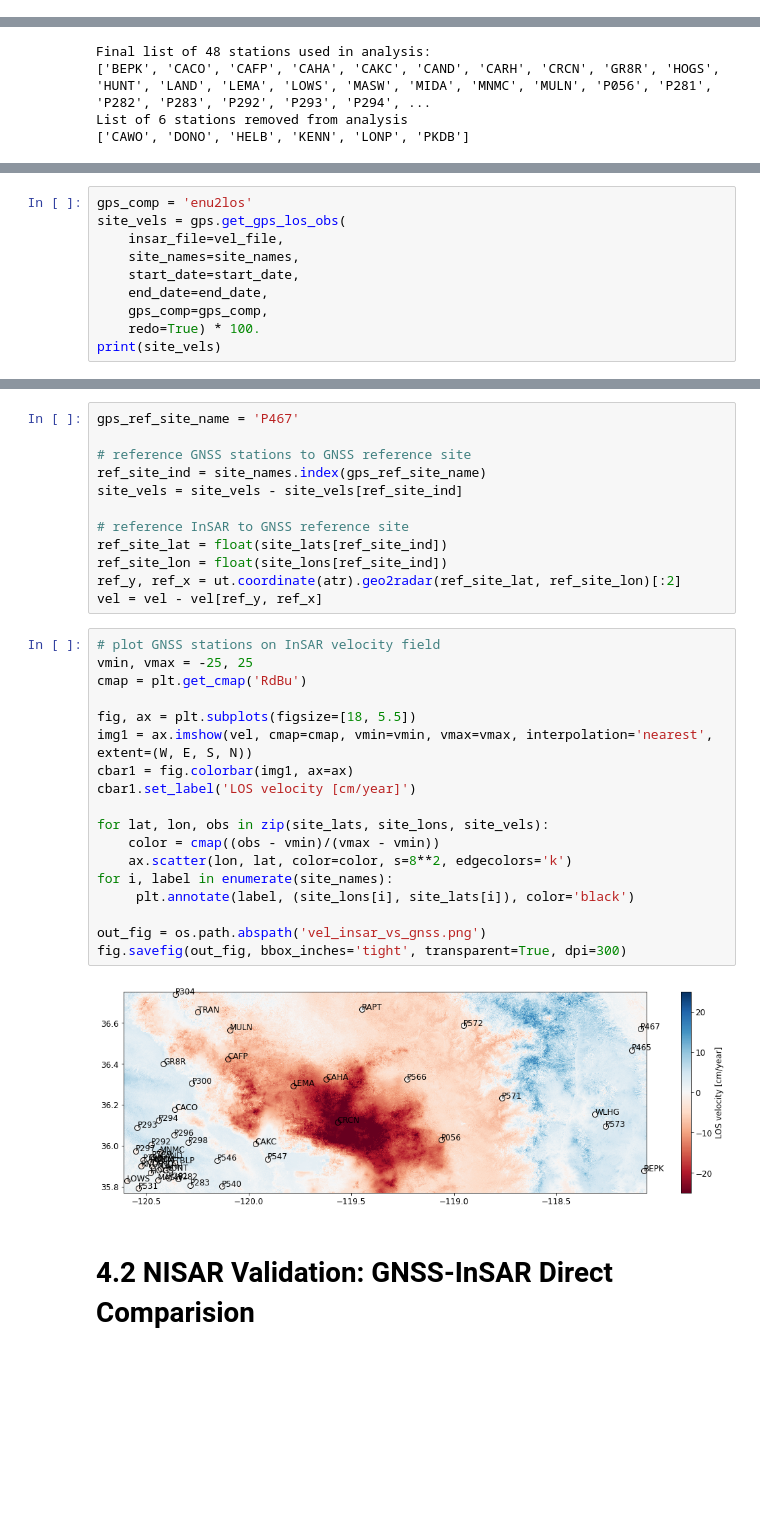
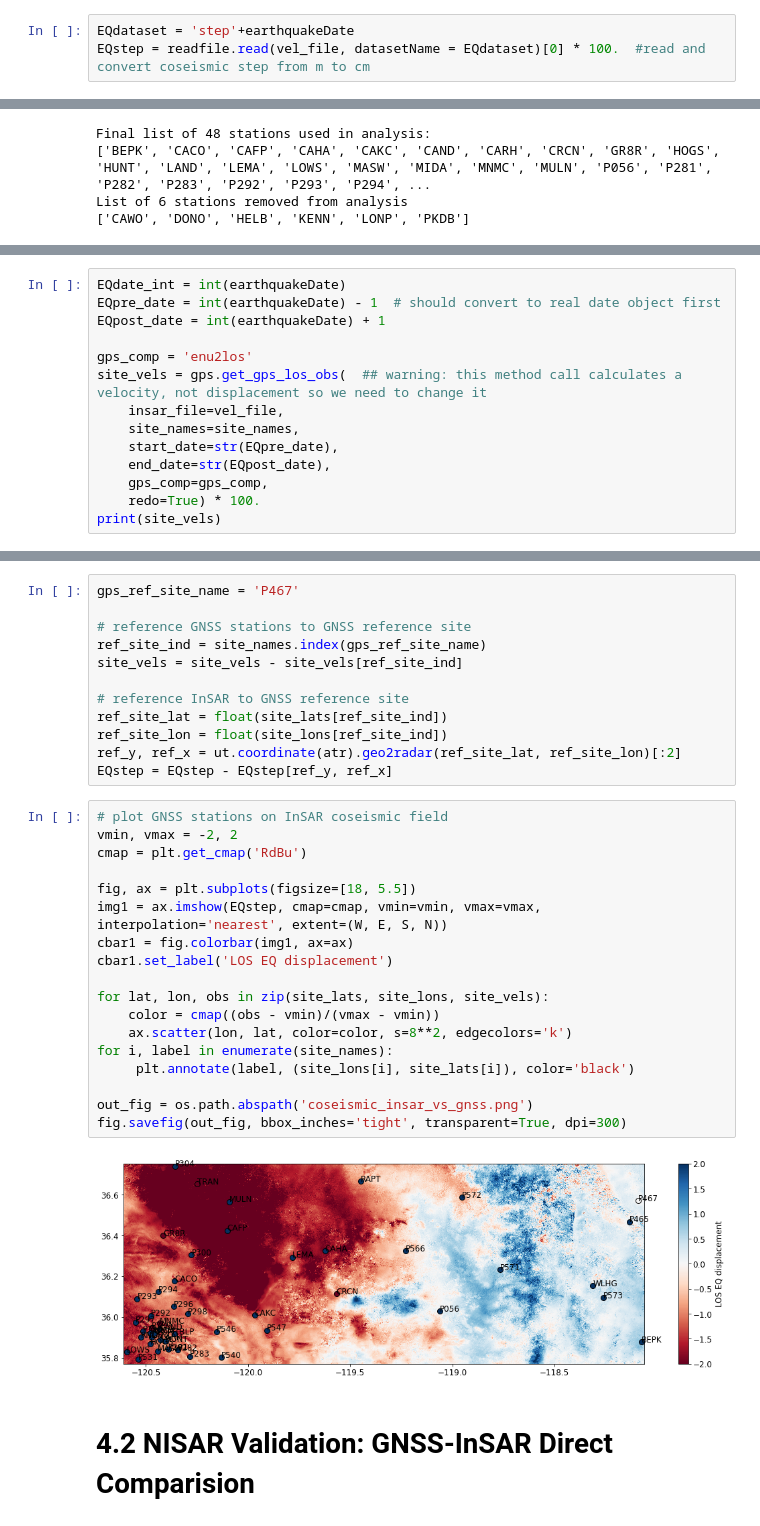
Before and after one commit to yunjunz/ATBD, a Jupyter notebook: Coseismic/NISAR_SES_Coseismic_Requirement_Validation_v1.ipynb, the cells around one changed output, grey strips where cells are left out. Drawn from its saved outputs; the diff is of its cells as text; blank space fills up the shorter version.

Commit message:
More work on Coseismic notebook

```diff
--- a/Coseismic/NISAR_SES_Coseismic_Requirement_Validation_v1.ipynb
+++ b/Coseismic/NISAR_SES_Coseismic_Requirement_Validation_v1.ipynb
@@ -576,6 +581,9 @@ plot scale bar: [0.2, 0.2, 0.1]
 plot reference point
 showing ...
 [figure]
+# %%
+EQdataset = 'step'+earthquakeDate
+EQstep = readfile.read(vel_file, datasetName = EQdataset)[0] * 100.  #read and convert coseismic step from m to cm
 # %% [markdown]
 ### 4.1.B Find Collocated GNSS Stations
 The project will have access to L2 position data for continuous GNSS stations in third-party networks such NSF’s Plate Boundary Observatory, the HVO network for Hawaii, GEONET-Japan, and GEONET-New Zealand, located in target regions for NISAR solid earth calval. Station data will be post-processed by one or more analysis centers, will be freely available, and will have latencies of several days to weeks, as is the case with positions currently produced by the NSF’s GAGE Facility and separately by the University of Nevada Reno. Networks will contain one or more areas of high-density station coverage (2~20 km nominal station spacing over 100 x 100 km or more) to support validation of L2 NISAR requirements at a wide range of length scales.
@@ -686,0 +700,14 @@ List of 6 stations removed from analysis
+# %%
+EQdate_int = int(earthquakeDate)
+EQpre_date = int(earthquakeDate) - 1  # should convert to real date object first
+EQpost_date = int(earthquakeDate) + 1
+
+gps_comp = 'enu2los'
+site_vels = gps.get_gps_los_obs(  ## warning: this method call calculates a velocity, not displacement so we need to change it
+    insar_file=vel_file,
+    site_names=site_names,
+    start_date=str(EQpre_date),
+    end_date=str(EQpost_date),
+    gps_comp=gps_comp,
+    redo=True) * 100.
+print(site_vels)
@@ -689,10 +731,0 @@ List of 6 stations removed from analysis
-# %%
-gps_comp = 'enu2los'
-site_vels = gps.get_gps_los_obs(
-    insar_file=vel_file,
-    site_names=site_names,
-    start_date=start_date,
-    end_date=end_date,
-    gps_comp=gps_comp,
-    redo=True) * 100.
-print(site_vels)
@@ -724,27 +740,27 @@ site_vels = site_vels - site_vels[ref_site_ind]
 ref_site_lat = float(site_lats[ref_site_ind])
 ref_site_lon = float(site_lons[ref_site_ind])
 ref_y, ref_x = ut.coordinate(atr).geo2radar(ref_site_lat, ref_site_lon)[:2]
-vel = vel - vel[ref_y, ref_x]
+EQstep = EQstep - EQstep[ref_y, ref_x]
 # %%
-# plot GNSS stations on InSAR velocity field
-vmin, vmax = -25, 25
+# plot GNSS stations on InSAR coseismic field
+vmin, vmax = -2, 2
 cmap = plt.get_cmap('RdBu')
 
 fig, ax = plt.subplots(figsize=[18, 5.5])
-img1 = ax.imshow(vel, cmap=cmap, vmin=vmin, vmax=vmax, interpolation='nearest', extent=(W, E, S, N))
+img1 = ax.imshow(EQstep, cmap=cmap, vmin=vmin, vmax=vmax, interpolation='nearest', extent=(W, E, S, N))
 cbar1 = fig.colorbar(img1, ax=ax)
-cbar1.set_label('LOS velocity [cm/year]')
+cbar1.set_label('LOS EQ displacement')
 
 for lat, lon, obs in zip(site_lats, site_lons, site_vels):
     color = cmap((obs - vmin)/(vmax - vmin))
     ax.scatter(lon, lat, color=color, s=8**2, edgecolors='k')
 for i, label in enumerate(site_names):
      plt.annotate(label, (site_lons[i], site_lats[i]), color='black')
 
-out_fig = os.path.abspath('vel_insar_vs_gnss.png')
+out_fig = os.path.abspath('coseismic_insar_vs_gnss.png')
 fig.savefig(out_fig, bbox_inches='tight', transparent=True, dpi=300)
 # %% [output]
-[figure, old version]
+[figure, new version]
 # %% [markdown]
 # 4.2 NISAR Validation: GNSS-InSAR Direct Comparision
 # %% [markdown]
```
Also changed, not shown: parts of 21 cells of this notebook.
